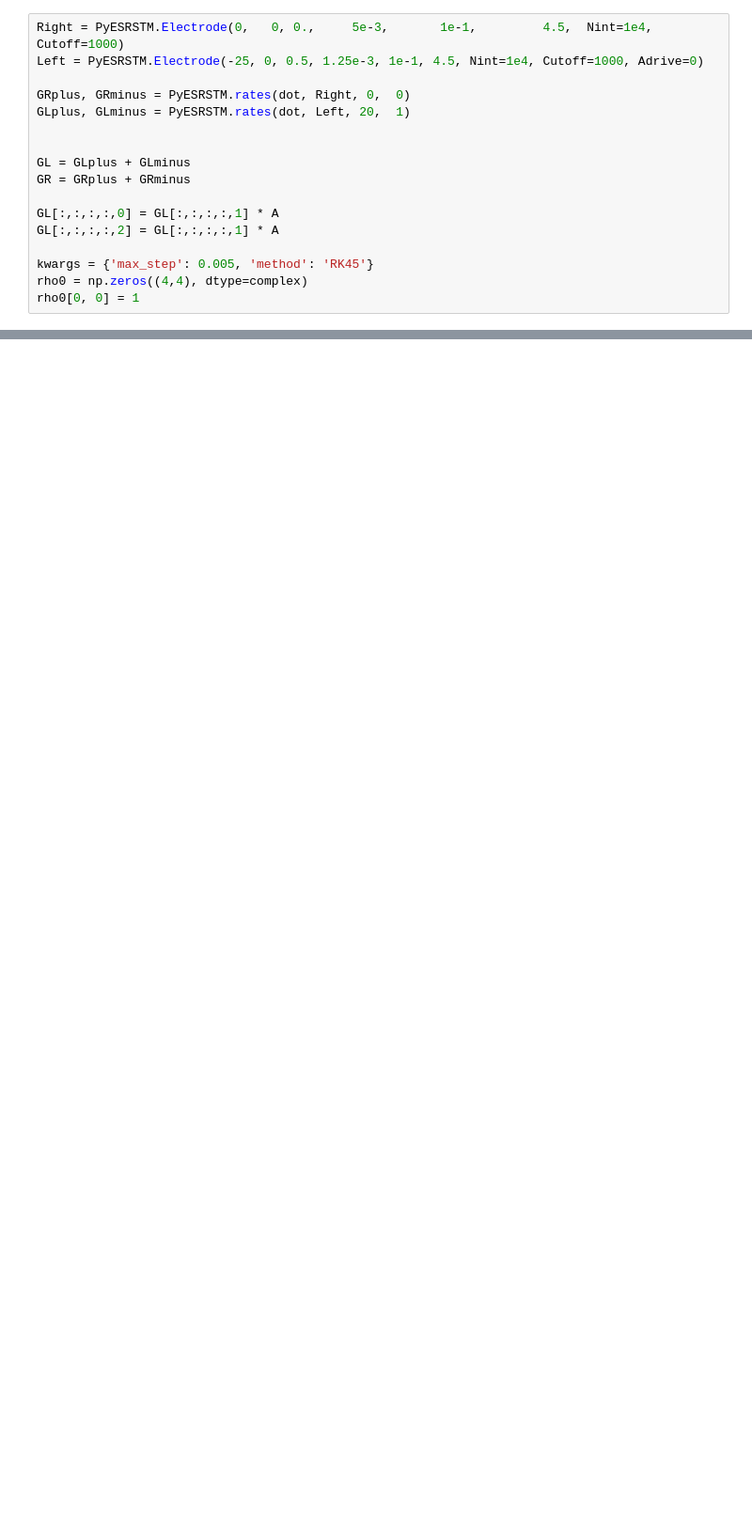
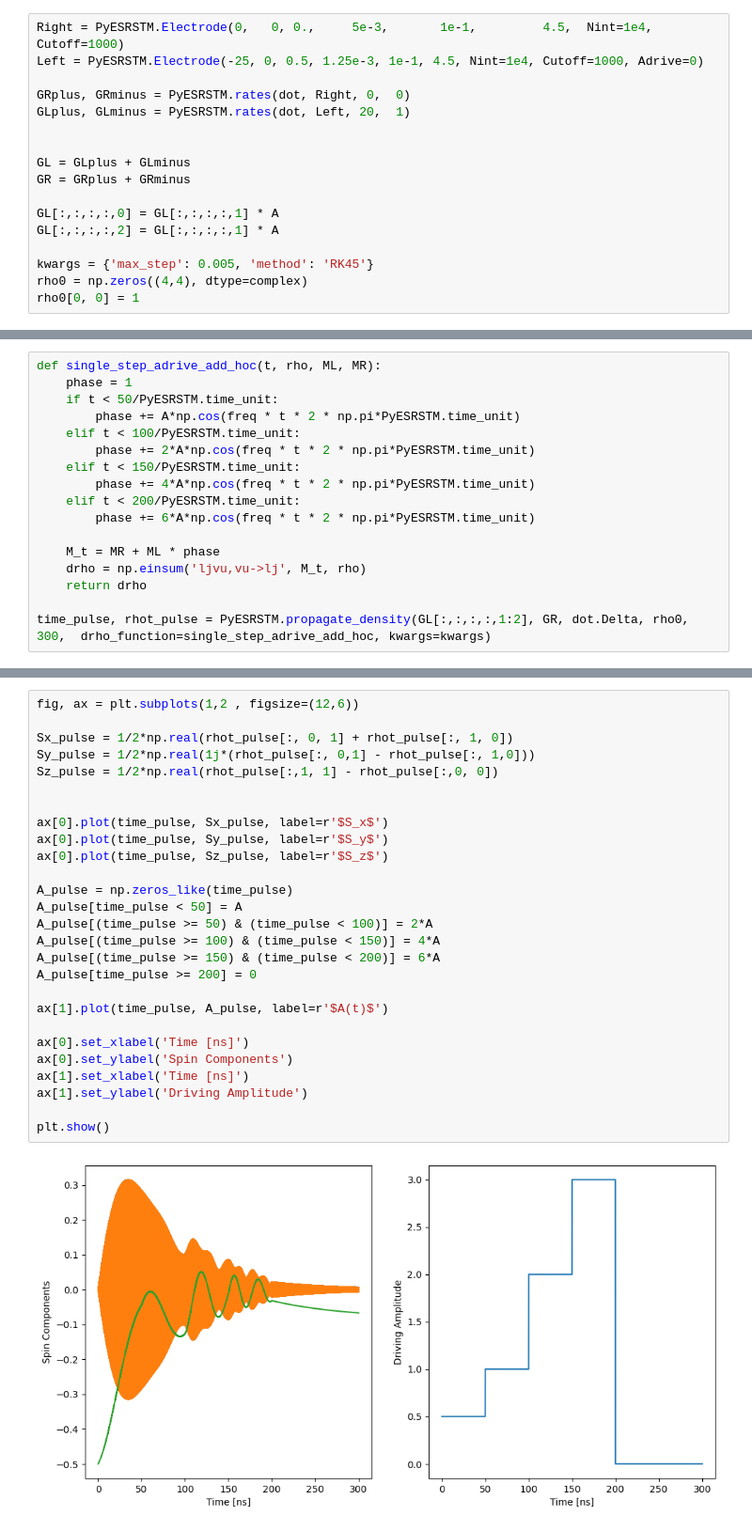
Before and after one commit to matysek00/PyESRSTM, a Jupyter notebook: Tutorial/03-Time-propagation.ipynb, the cells around one changed output, grey strips where cells are left out. Shown at 94% size. Cells and saved outputs as stored; diff of their text form; blank space fills up the shorter version.

```diff
--- a/Tutorial/03-Time-propagation.ipynb
+++ b/Tutorial/03-Time-propagation.ipynb
@@ -266,0 +265,17 @@ plt.plot(times, Mt)
+# %%
+def single_step_adrive_add_hoc(t, rho, ML, MR):
+    phase = 1
+    if t < 50/PyESRSTM.time_unit:
+        phase += A*np.cos(freq * t * 2 * np.pi*PyESRSTM.time_unit)
+    elif t < 100/PyESRSTM.time_unit:
+        phase += 2*A*np.cos(freq * t * 2 * np.pi*PyESRSTM.time_unit)
+    elif t < 150/PyESRSTM.time_unit:
+        phase += 4*A*np.cos(freq * t * 2 * np.pi*PyESRSTM.time_unit)
+    elif t < 200/PyESRSTM.time_unit:
+        phase += 6*A*np.cos(freq * t * 2 * np.pi*PyESRSTM.time_unit)
+
+    M_t = MR + ML * phase
+    drho = np.einsum('ljvu,vu->lj', M_t, rho)
+    return drho
+
+time_pulse, rhot_pulse = PyESRSTM.propagate_density(GL[:,:,:,:,1:2], GR, dot.Delta, rho0, 300,  drho_function=single_step_adrive_add_hoc, kwargs=kwargs)
@@ -266,0 +284,29 @@ plt.plot(times, Mt)
+# %%
+fig, ax = plt.subplots(1,2 , figsize=(12,6))
+
+Sx_pulse = 1/2*np.real(rhot_pulse[:, 0, 1] + rhot_pulse[:, 1, 0])
+Sy_pulse = 1/2*np.real(1j*(rhot_pulse[:, 0,1] - rhot_pulse[:, 1,0]))
+Sz_pulse = 1/2*np.real(rhot_pulse[:,1, 1] - rhot_pulse[:,0, 0])
+
+
+ax[0].plot(time_pulse, Sx_pulse, label=r'$S_x$')
+ax[0].plot(time_pulse, Sy_pulse, label=r'$S_y$')
+ax[0].plot(time_pulse, Sz_pulse, label=r'$S_z$')
+
+A_pulse = np.zeros_like(time_pulse)
+A_pulse[time_pulse < 50] = A
+A_pulse[(time_pulse >= 50) & (time_pulse < 100)] = 2*A
+A_pulse[(time_pulse >= 100) & (time_pulse < 150)] = 4*A
+A_pulse[(time_pulse >= 150) & (time_pulse < 200)] = 6*A
+A_pulse[time_pulse >= 200] = 0
+
+ax[1].plot(time_pulse, A_pulse, label=r'$A(t)$')
+
+ax[0].set_xlabel('Time [ns]')
+ax[0].set_ylabel('Spin Components')
+ax[1].set_xlabel('Time [ns]')
+ax[1].set_ylabel('Driving Amplitude')
+
+plt.show()
+# %% [output]
+[figure, added]
```
Also changed, not shown: parts of 18 cells of this notebook, 1 other file.
